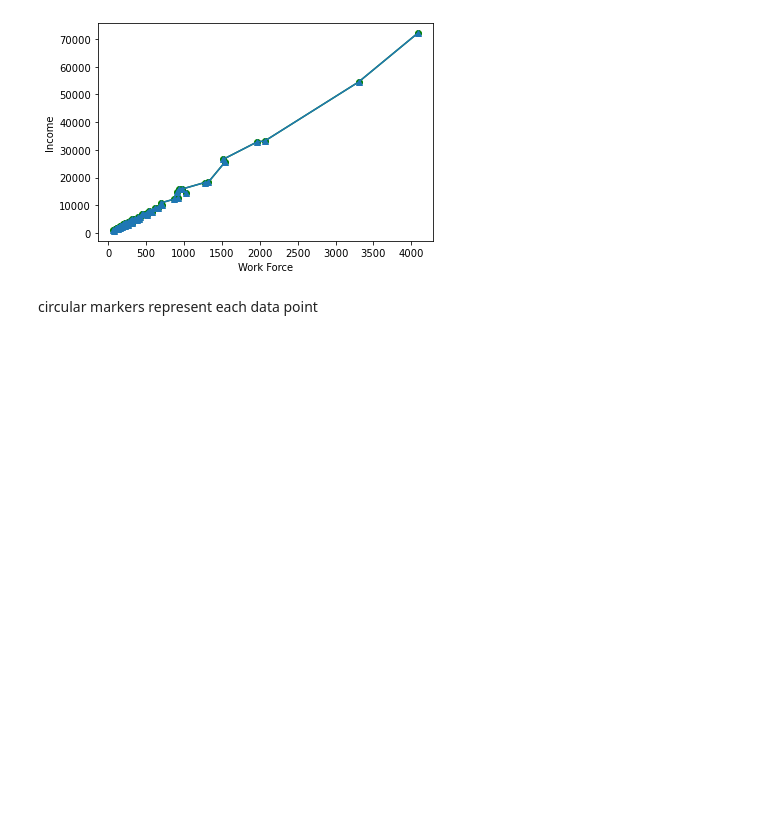
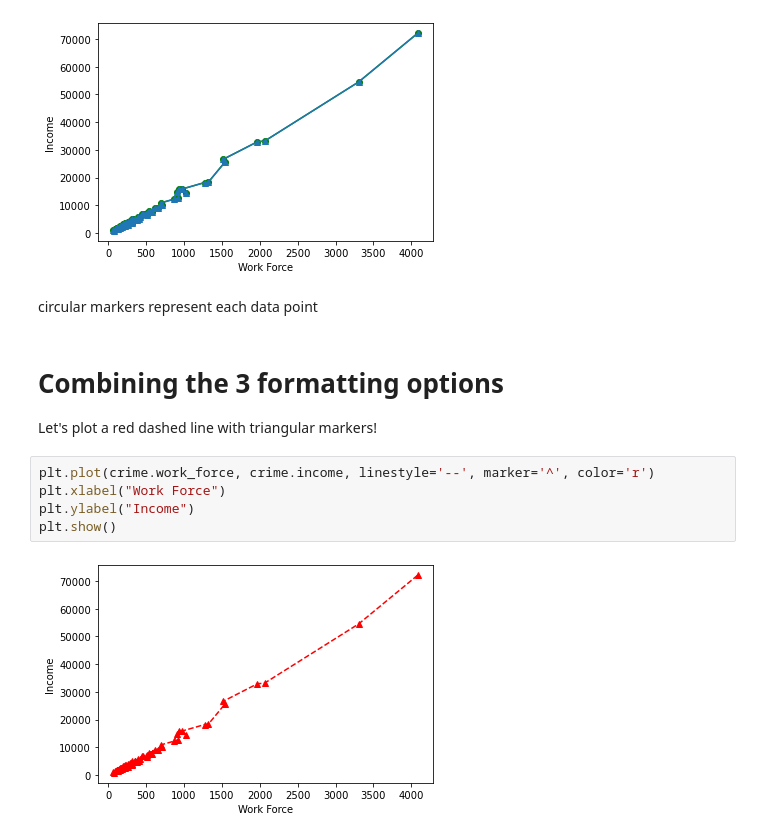
Before and after one commit to eniola-ajala/Data-Science-and-ML-for-beginners, a Jupyter notebook: Introduction to Data Visualization with Matplotlib.ipynb, the cells around one changed output. Cells and saved outputs as stored; diff of their text form; blank space fills up the shorter version.

Commit message:
Introduction to data visualisation with matplotlib

```diff
--- a/Introduction to Data Visualization with Matplotlib.ipynb
+++ b/Introduction to Data Visualization with Matplotlib.ipynb
@@ -472,3 +472,13 @@ plt.show()
 [figure]
 # %% [markdown]
 circular markers represent each data point
+# %% [markdown]
+# Combining the 3 formatting options
+Let's plot a red dashed line with triangular markers!
+# %%
+plt.plot(crime.work_force, crime.income, linestyle='--', marker='^', color='r')
+plt.xlabel("Work Force")
+plt.ylabel("Income")
+plt.show()
+# %% [output]
+[figure, added]
```
Also changed, not shown: parts of 18 cells of this notebook, 1 other file.
